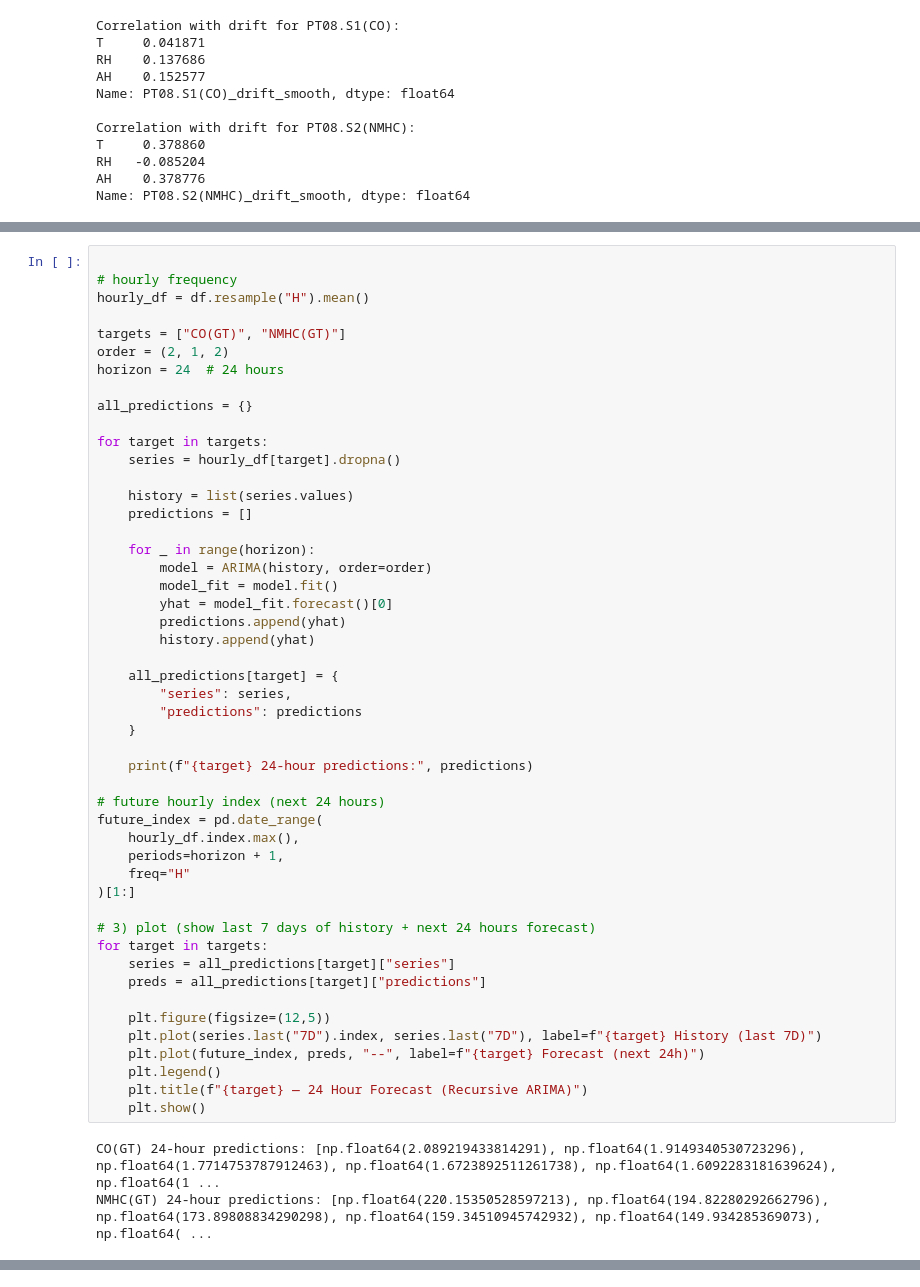
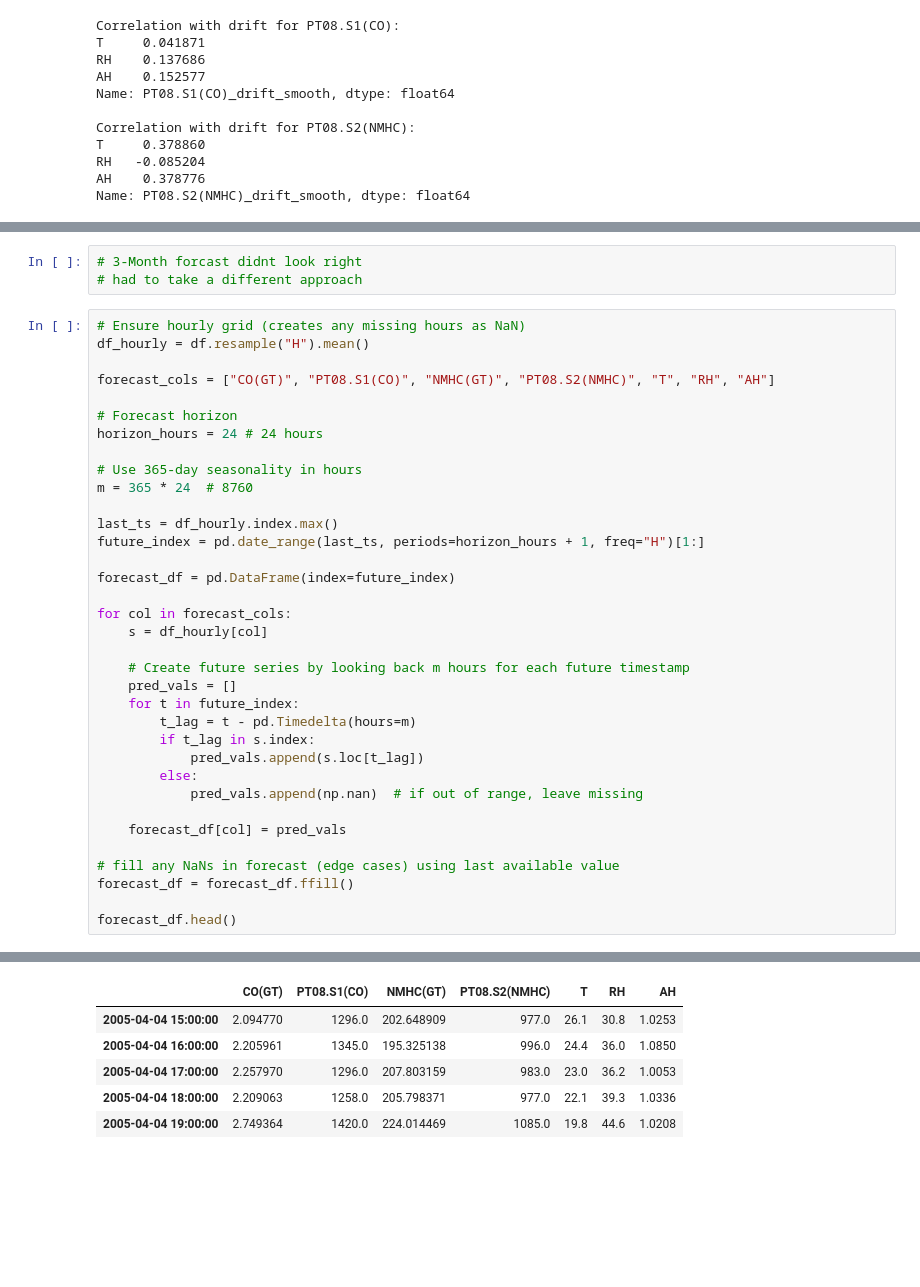
Before and after one commit to mr-kelsey/sp26-aai530-group1, a Jupyter notebook: Notebooks/Nick/CO_NMHC.ipynb, the cells around one changed output, grey strips where cells are left out. Cells and saved outputs as stored; diff of their text form; blank space fills up the shorter version.

```diff
--- a/Notebooks/Nick/CO_NMHC.ipynb
+++ b/Notebooks/Nick/CO_NMHC.ipynb
@@ -507,54 +515,41 @@ NMHC(GT) predictions: [np.float64(129.57358091780839), np.float64(147.3135279843
 [figure]
 [figure]
+# %%
+# 3-Month forcast didnt look right
+# had to take a different approach
 # %%
+# Ensure hourly grid (creates any missing hours as NaN)
+df_hourly = df.resample("H").mean()
 
-# hourly frequency
-hourly_df = df.resample("H").mean()
+forecast_cols = ["CO(GT)", "PT08.S1(CO)", "NMHC(GT)", "PT08.S2(NMHC)", "T", "RH", "AH"]
 
-targets = ["CO(GT)", "NMHC(GT)"]
-order = (2, 1, 2)
-horizon = 24  # 24 hours
+# Forecast horizon
+horizon_hours = 24 # 24 hours
 
-all_predictions = {}
+# Use 365-day seasonality in hours
+m = 365 * 24  # 8760
 
-for target in targets:
-    series = hourly_df[target].dropna()
+last_ts = df_hourly.index.max()
+future_index = pd.date_range(last_ts, periods=horizon_hours + 1, freq="H")[1:]
 
-    history = list(series.values)
-    predictions = []
+forecast_df = pd.DataFrame(index=future_index)
 
-    for _ in range(horizon):
-        model = ARIMA(history, order=order)
-        model_fit = model.fit()
-        yhat = model_fit.forecast()[0]
-        predictions.append(yhat)
-        history.append(yhat)
+for col in forecast_cols:
+    s = df_hourly[col]
 
-    all_predictions[target] = {
-        "series": series,
-        "predictions": predictions
-    }
+    # Create future series by looking back m hours for each future timestamp
+    pred_vals = []
+    for t in future_index:
+        t_lag = t - pd.Timedelta(hours=m)
+        if t_lag in s.index:
+            pred_vals.append(s.loc[t_lag])
+        else:
+            pred_vals.append(np.nan)  # if out of range, leave missing
 
-    print(f"{target} 24-hour predictions:", predictions)
+    forecast_df[col] = pred_vals
 
-# future hourly index (next 24 hours)
-future_index = pd.date_range(
-    hourly_df.index.max(),
-    periods=horizon + 1,
-    freq="H"
-)[1:]
+# fill any NaNs in forecast (edge cases) using last available value
+forecast_df = forecast_df.ffill()
 
-# 3) plot (show last 7 days of history + next 24 hours forecast)
-for target in targets:
-    series = all_predictions[target]["series"]
-    preds = all_predictions[target]["predictions"]
-
-    plt.figure(figsize=(12,5))
-    plt.plot(series.last("7D").index, series.last("7D"), label=f"{target} History (last 7D)")
-    plt.plot(future_index, preds, "--", label=f"{target} Forecast (next 24h)")
-    plt.legend()
-    plt.title(f"{target} — 24 Hour Forecast (Recursive ARIMA)")
-    plt.show()
+forecast_df.head()
 # %% [output]
-CO(GT) 24-hour predictions: [np.float64(2.089219433814291), np.float64(1.9149340530723296), np.float64(1.7714753787912463), np.float64(1.6723892511261738), np.float64(1.6092283181639624), np.float64(1 ...
-NMHC(GT) 24-hour predictions: [np.float64(220.15350528597213), np.float64(194.82280292662796), np.float64(173.89808834290298), np.float64(159.34510945742932), np.float64(149.934285369073), np.float64( ...
@@ -562,0 +556,6 @@ NMHC(GT) 24-hour predictions: [np.float64(220.15350528597213), np.float64(194.82
+|  | CO(GT) | PT08.S1(CO) | NMHC(GT) | PT08.S2(NMHC) | T | RH | AH |
+| 2005-04-04 15:00:00 | 2.094770 | 1296.0 | 202.648909 | 977.0 | 26.1 | 30.8 | 1.0253 |
+| 2005-04-04 16:00:00 | 2.205961 | 1345.0 | 195.325138 | 996.0 | 24.4 | 36.0 | 1.0850 |
+| 2005-04-04 17:00:00 | 2.257970 | 1296.0 | 207.803159 | 983.0 | 23.0 | 36.2 | 1.0053 |
+| 2005-04-04 18:00:00 | 2.209063 | 1258.0 | 205.798371 | 977.0 | 22.1 | 39.3 | 1.0336 |
+| 2005-04-04 19:00:00 | 2.749364 | 1420.0 | 224.014469 | 1085.0 | 19.8 | 44.6 | 1.0208 |
```
Also changed, not shown: parts of 6 cells of this notebook.
